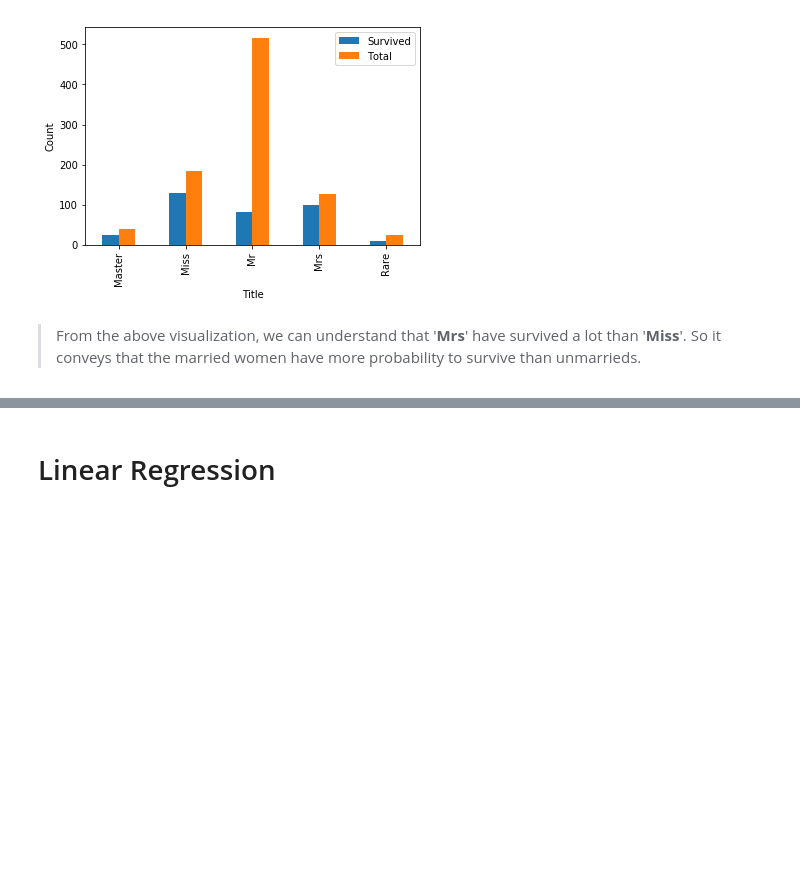
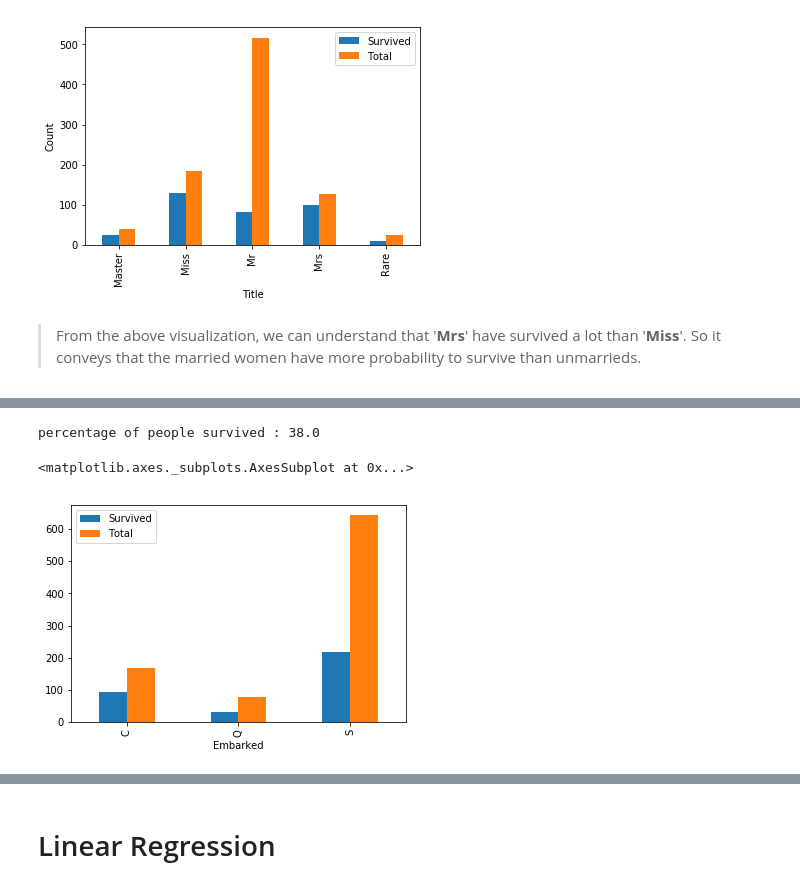
Before and after one commit to sathishkumar118/Titanic-Dataset-Solution, a Jupyter notebook: Titanic EDA NB.ipynb, the cells around one changed output, grey strips where cells are left out. Cells and saved outputs as stored; diff of their text form; code cells hidden in the pictures; blank space fills up the shorter version.

```diff
--- a/Titanic EDA NB.ipynb
+++ b/Titanic EDA NB.ipynb
@@ -264,0 +339,11 @@ percentage of people survived : 38.0
+# %%
+# of people survived grouped by sex
+print("percentage of people survived :",round(y_train.sum()/y_train.count(),2)*100)
+groupby_embarked = train.groupby('Embarked').sum().Survived.to_frame()
+groupby_embarked['Total'] = train.groupby('Embarked').count().Survived
+groupby_embarked.plot.bar()
+plt.show()
+# %% [output]
+percentage of people survived : 38.0
+<matplotlib.axes._subplots.AxesSubplot at 0x...>
+[figure, added]
```
Also changed, not shown: parts of 25 cells of this notebook.
